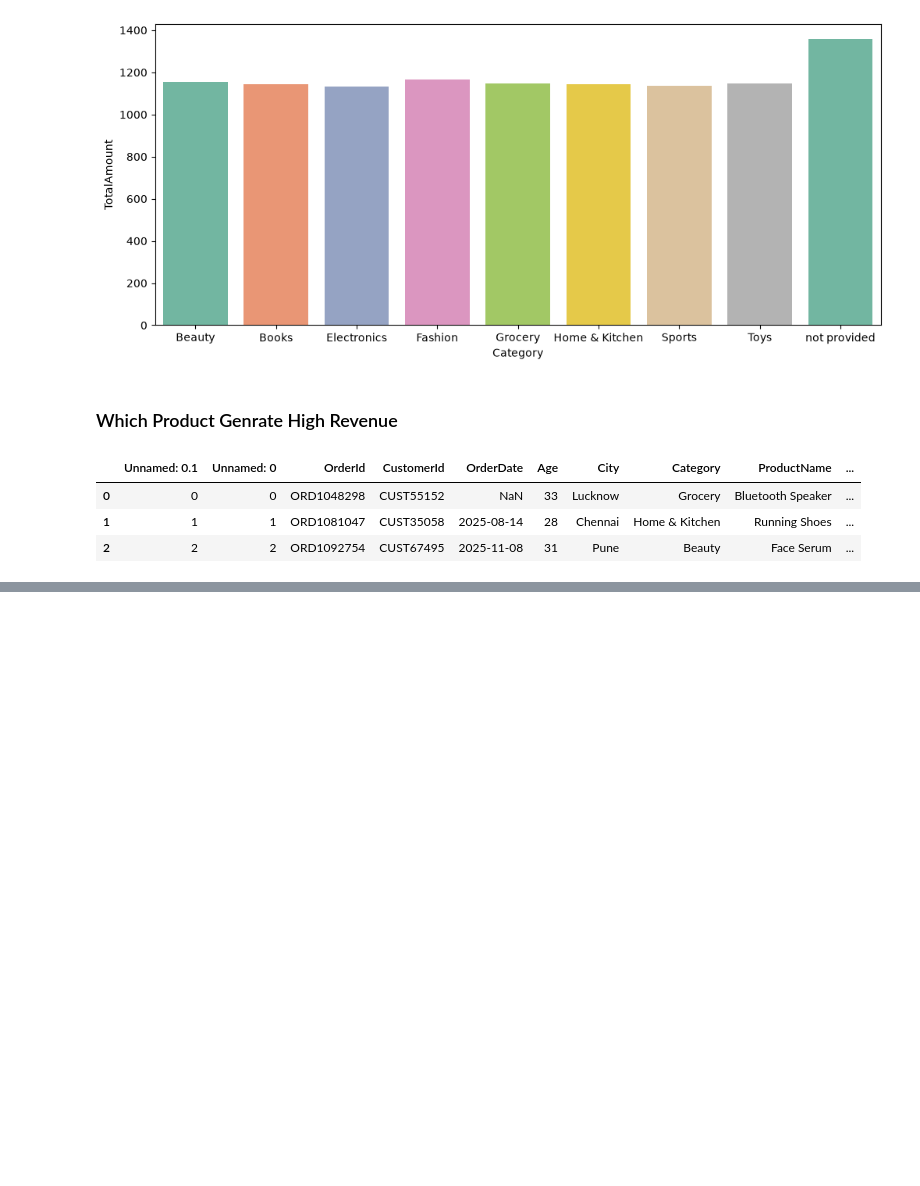
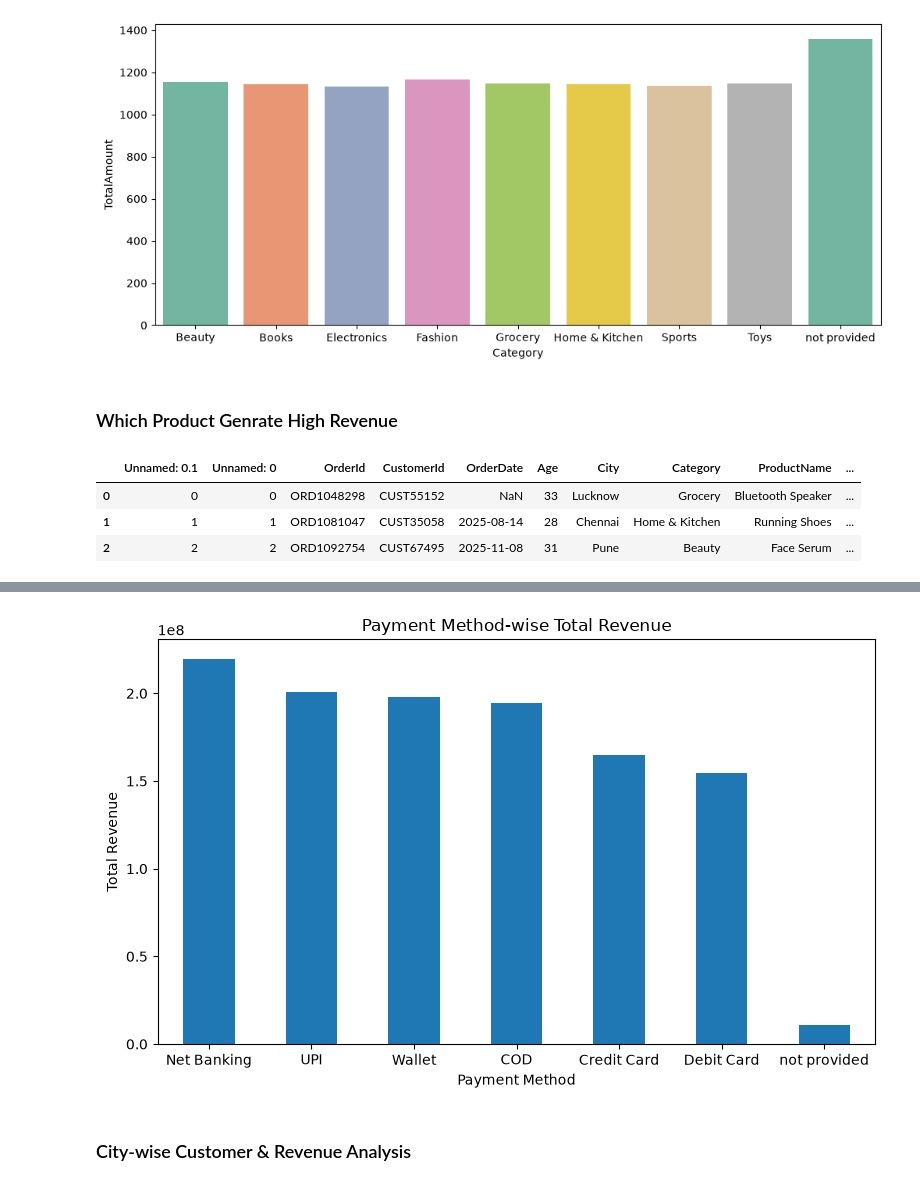
Before and after one commit to MDSalman22415/E-Commerce-Customer-Purchase-Prediction-Production-ML-Pipeline, a Jupyter notebook: notebooks/EDA_Insight.ipynb, the cells around one changed output, grey strips where cells are left out. Cells and saved outputs as stored; diff of their text form; code cells hidden in the pictures; blank space fills up the shorter version.

```diff
--- a/notebooks/EDA_Insight.ipynb
+++ b/notebooks/EDA_Insight.ipynb
@@ -40,0 +217,19 @@ df.head(3)
+# %%
+payment_revenue = (
+    df.groupby("PaymentMethod")["TotalAmount"]
+      .sum()
+      .sort_values(ascending=False)
+)
+
+plt.figure(figsize=(8, 5))
+payment_revenue.plot(kind="bar")
+plt.title("Payment Method-wise Total Revenue")
+plt.xlabel("Payment Method")
+plt.ylabel("Total Revenue")
+plt.xticks(rotation=0)
+plt.tight_layout()
+plt.show()
+# %% [output]
+[figure, added]
+# %% [markdown]
+### City-wise Customer & Revenue Analysis
```
Also changed, not shown: parts of 32 cells of this notebook, 18 other files.
